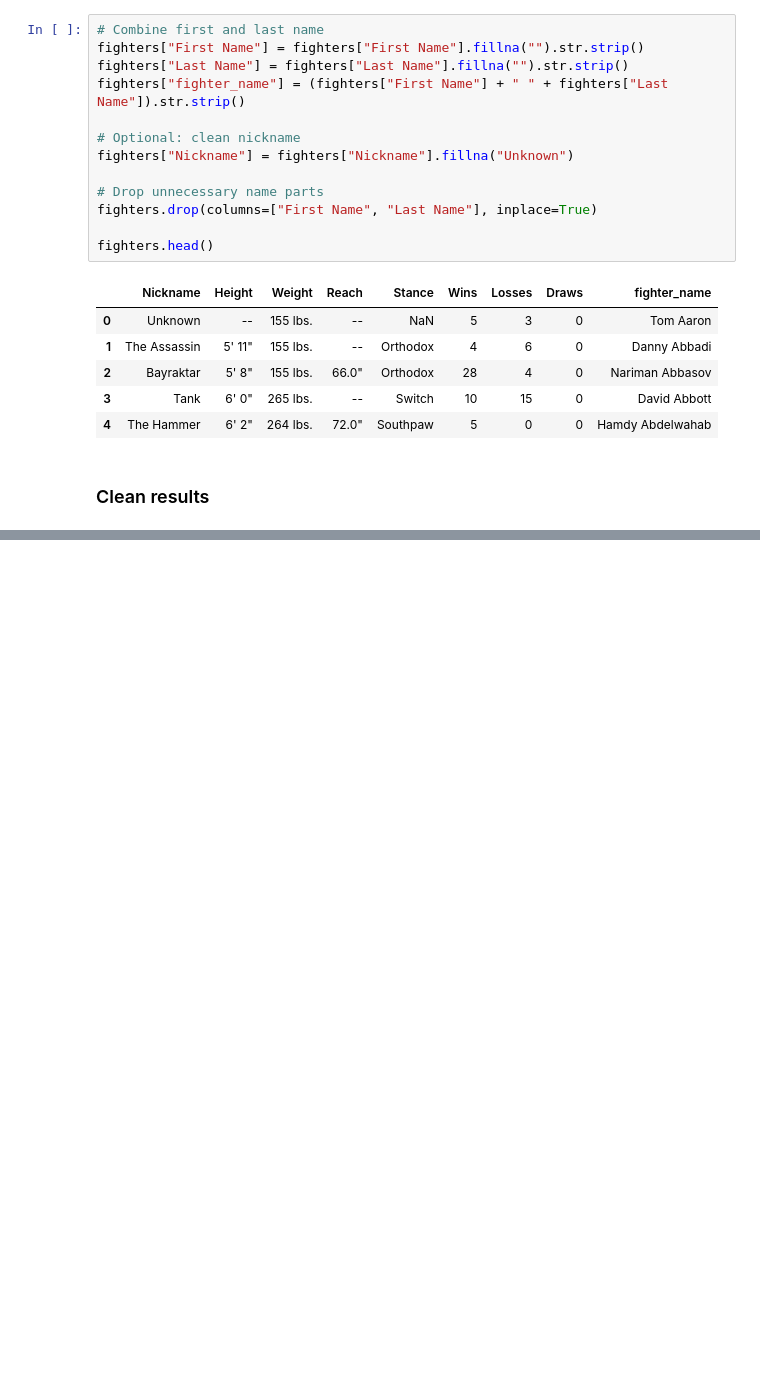
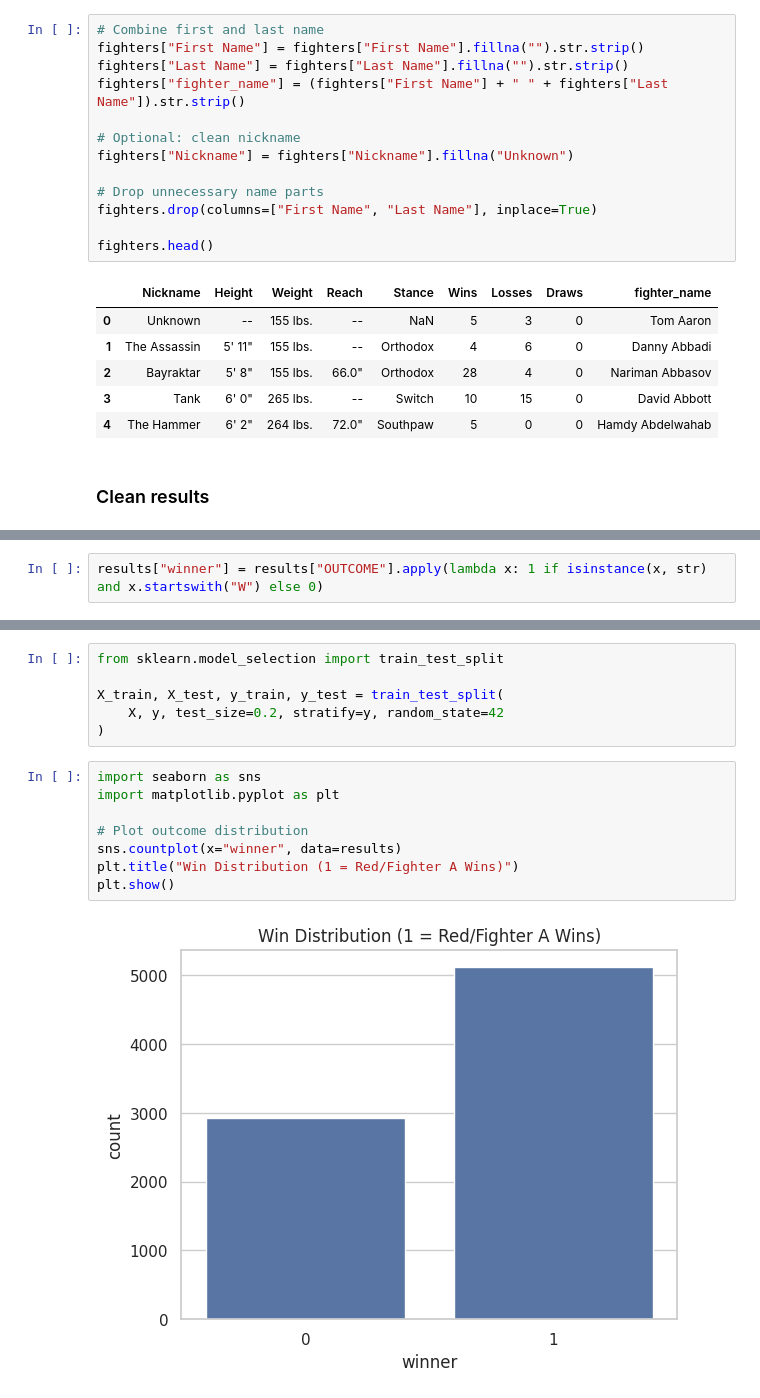
Before and after one commit to jmisf14/Predicting-UFC-Fight-Outcomes, a Jupyter notebook: UFCPredictor_JoséMiguelSerrano.ipynb, the cells around one changed output, grey strips where cells are left out. Saved outputs shown, nothing was run; the diff lists cells and outputs as text; blank space fills up the shorter version.

```diff
--- a/UFCPredictor_JoséMiguelSerrano.ipynb
+++ b/UFCPredictor_JoséMiguelSerrano.ipynb
@@ -88,3 +88,5 @@ results.head()
 | 2 | UFC Fight Night: Edwards vs. Brady | Gunnar Nelson vs. Kevin Holland | L/W | Welterweight Bout | Decision - Unanimous | 3 | 5:00 | 3 Rnd (5-5-5) | Daniel Movahedi | Darryl Ransom 28 - 29.David Letha... | ... |
 | 3 | UFC Fight Night: Edwards vs. Brady | Molly McCann vs. Alexia Thainara | L/W | Women's Strawweight Bout | Submission | 1 | 4:32 | 3 Rnd (5-5-5) | Lukasz Bosacki | Rear Naked Choke | ... |
 | 4 | UFC Fight Night: Edwards vs. Brady | Jordan Vucenic vs. Chris Duncan | L/W | Lightweight Bout | Submission | 2 | 3:42 | 3 Rnd (5-5-5) | Jason Herzog | Guillotine Choke After Drop to Guard | ... |
+# %%
+results["winner"] = results["OUTCOME"].apply(lambda x: 1 if isinstance(x, str) and x.startswith("W") else 0)
@@ -90,0 +117,16 @@ results.head()
+# %%
+from sklearn.model_selection import train_test_split
+
+X_train, X_test, y_train, y_test = train_test_split(
+    X, y, test_size=0.2, stratify=y, random_state=42
+)
+# %%
+import seaborn as sns
+import matplotlib.pyplot as plt
+
+# Plot outcome distribution
+sns.countplot(x="winner", data=results)
+plt.title("Win Distribution (1 = Red/Fighter A Wins)")
+plt.show()
+# %% [output]
+[figure, added]
```
Also changed, not shown: parts of 10 cells of this notebook.
